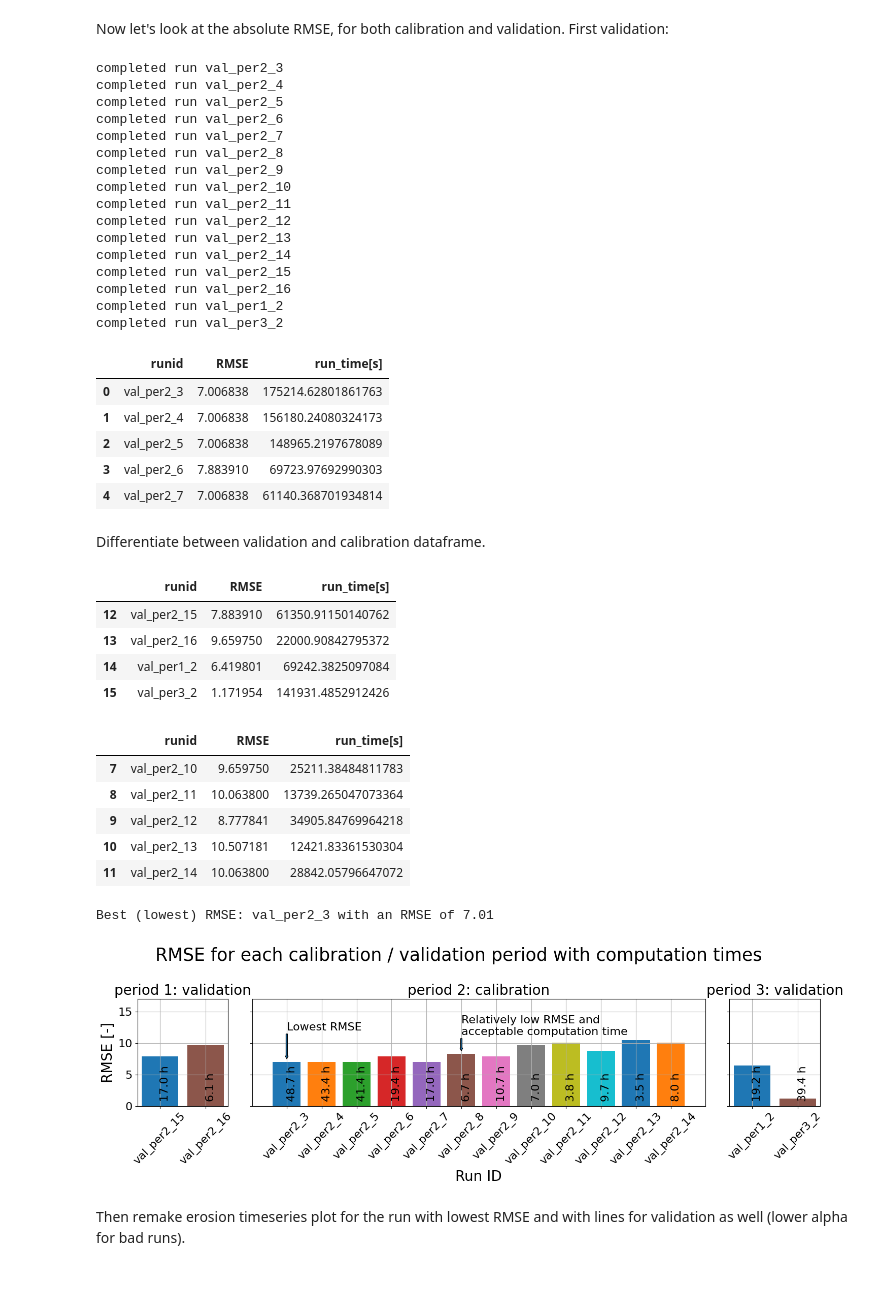
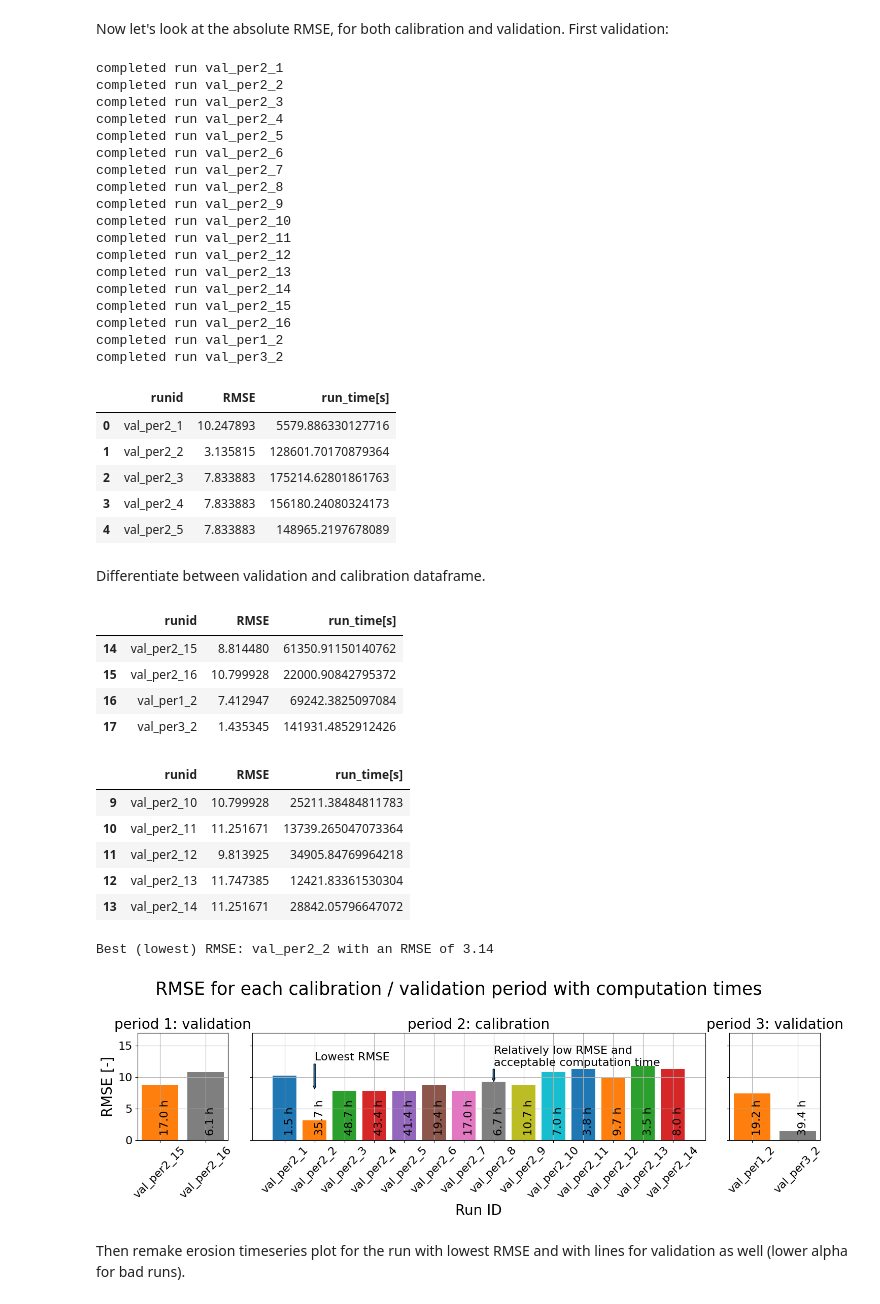
Before and after one commit to khdebruijn/thermo-morphological-model, a Jupyter notebook: results/view_erosion.ipynb, the cells around one changed output. Saved outputs shown, nothing was run; the diff lists cells and outputs as text; code cells hidden in the pictures.

```diff
--- a/results/view_erosion.ipynb
+++ b/results/view_erosion.ipynb
@@ -63,7 +63,7 @@ per3 = {
 
 per = int(2)
 
-fnames = [f'val_per{per}_{i}.csv' for i in [2, 3, 4, 5, 6, 7, 8, 9, 10, 11, 12, 13, 14, 15, 16]]
+fnames = [f'val_per{per}_{i}.csv' for i in [1, 2, 3, 4, 5, 6, 7, 8, 9, 10, 11, 12, 13, 14, 15, 16]]
 run_ids = [f'{fname[:-4]}' for fname in fnames]
 
 print(fnames)
@@ -277,6 +297,8 @@ for fname in fnames + validation_fnames:
 
     # get only data points in time period
     df_data = df_be[(df_be['time'] >= t_start) & (df_be['time'] <= t_end)]
+    df_data = df_data.iloc[1:,:]
+    # display(df_data)
 
     # initialize RMSE
     RMSE = 0
@@ -336,6 +358,8 @@ display(df_RMSE.head())
 
 # df_RMSE.to_csv()
 # %% [output]
+completed run val_per2_1
+completed run val_per2_2
 completed run val_per2_3
 completed run val_per2_4
 completed run val_per2_5
@@ -353,11 +377,11 @@ completed run val_per2_16
 completed run val_per1_2
 completed run val_per3_2
 |  | runid | RMSE | run_time[s] |
-| 0 | val_per2_3 | 7.006838 | 175214.62801861763 |
-| 1 | val_per2_4 | 7.006838 | 156180.24080324173 |
-| 2 | val_per2_5 | 7.006838 | 148965.2197678089 |
-| 3 | val_per2_6 | 7.883910 | 69723.97692990303 |
-| 4 | val_per2_7 | 7.006838 | 61140.368701934814 |
+| 0 | val_per2_1 | 10.247893 | 5579.886330127716 |
+| 1 | val_per2_2 | 3.135815 | 128601.70170879364 |
+| 2 | val_per2_3 | 7.833883 | 175214.62801861763 |
+| 3 | val_per2_4 | 7.833883 | 156180.24080324173 |
+| 4 | val_per2_5 | 7.833883 | 148965.2197678089 |
 # %% [markdown]
 Differentiate between validation and calibration dataframe.
 # %%
@@ -368,23 +392,23 @@ display(df_RMSE_cal)
 display(df_RMSE.tail())
 # %% [output]
 |  | runid | RMSE | run_time[s] |
-| 12 | val_per2_15 | 7.883910 | 61350.91150140762 |
-| 13 | val_per2_16 | 9.659750 | 22000.90842795372 |
-| 14 | val_per1_2 | 6.419801 | 69242.3825097084 |
-| 15 | val_per3_2 | 1.171954 | 141931.4852912426 |
+| 14 | val_per2_15 | 8.814480 | 61350.91150140762 |
+| 15 | val_per2_16 | 10.799928 | 22000.90842795372 |
+| 16 | val_per1_2 | 7.412947 | 69242.3825097084 |
+| 17 | val_per3_2 | 1.435345 | 141931.4852912426 |
 |  | runid | RMSE | run_time[s] |
-| 7 | val_per2_10 | 9.659750 | 25211.38484811783 |
-| 8 | val_per2_11 | 10.063800 | 13739.265047073364 |
-| 9 | val_per2_12 | 8.777841 | 34905.84769964218 |
-| 10 | val_per2_13 | 10.507181 | 12421.83361530304 |
-| 11 | val_per2_14 | 10.063800 | 28842.05796647072 |
+| 9 | val_per2_10 | 10.799928 | 25211.38484811783 |
+| 10 | val_per2_11 | 11.251671 | 13739.265047073364 |
+| 11 | val_per2_12 | 9.813925 | 34905.84769964218 |
+| 12 | val_per2_13 | 11.747385 | 12421.83361530304 |
+| 13 | val_per2_14 | 11.251671 | 28842.05796647072 |
 # %%
 # get the run with the best RMSE
 arg_best = np.argmin(df_RMSE.RMSE.values)
 
 print(f'Best (lowest) RMSE: {df_RMSE.iloc[arg_best]['runid']} with an RMSE of {df_RMSE.iloc[arg_best]['RMSE']:.2f}')
 # %% [output]
-Best (lowest) RMSE: val_per2_3 with an RMSE of 7.01
+Best (lowest) RMSE: val_per2_2 with an RMSE of 3.14
 # %%
 fig, ax = plt.subplots(1, 3, figsize=(15, 5), sharey=True, gridspec_kw={'width_ratios': [1, 5, 1]})
 
@@ -392,7 +416,7 @@ ax[0].bar(
     x=[1, 2],
     height=df_RMSE_cal.iloc[0:2]['RMSE'],
     width=0.8,
-    color=[[f"C{i}" for i in range(len(df_RMSE))][arg_best]] + ['C5']
+    color=[[f"C{i}" for i in range(len(df_RMSE))][arg_best]] + ['C7']
     )
 
 ax[1].bar(
@@ -406,7 +430,7 @@ ax[2].bar(
     x=[1, 2],
     height=df_RMSE_cal.iloc[2:4]['RMSE'],
     width=0.8,
-    color=[[f"C{i}" for i in range(len(df_RMSE))][arg_best]] + ['C5']
+    color=[[f"C{i}" for i in range(len(df_RMSE))][arg_best]] + ['C7']
     )
 
 ax[0].set_ylim((0, 17))
@@ -422,15 +446,15 @@ ax[2].set_xticklabels(df_RMSE_cal.iloc[2:4,:]['runid'], rotation=45)
 
 ax[1].annotate(
     'Lowest RMSE',
-    (np.arange(len(df_RMSE))[arg_best], df_RMSE['RMSE'][arg_best] + .5),
     (np.arange(len(df_RMSE))[arg_best], df_RMSE['RMSE'][arg_best] + 5),
+    (np.arange(len(df_RMSE))[arg_best], df_RMSE['RMSE'][arg_best] + 9.5),
     arrowprops={'width':2, 'headwidth':4, 'headlength':4}
 )
 
 ax[1].annotate(
     'Relatively low RMSE and\nacceptable computation time',
-    (5, df_RMSE['RMSE'][5] + .5),
-    (5, df_RMSE['RMSE'][5] + 3),
+    (7, df_RMSE['RMSE'][5] + .5),
+    (7, df_RMSE['RMSE'][5] + 3),
     arrowprops={'width':2, 'headwidth':4, 'headlength':4}
 )
 
@@ -441,34 +465,34 @@ for i, row in df_RMSE.iterrows():
 comp_time_h = df_RMSE_cal.iloc[0,:]['run_time[s]'] / 3600
 ax[0].annotate(f"{comp_time_h:.1f} h", (1, 1), rotation=90)
 comp_time_h = df_RMSE_cal.iloc[1,:]['run_time[s]'] / 3600
 ax[0].annotate(f"{comp_time_h:.1f} h", (2, 1), rotation=90)
 comp_time_h = df_RMSE_cal.iloc[2,:]['run_time[s]'] / 3600
 ax[2].annotate(f"{comp_time_h:.1f} h", (1, 1), rotation=90)
 comp_time_h = df_RMSE_cal.iloc[3,:]['run_time[s]'] / 3600
 ax[2].annotate(f"{comp_time_h:.1f} h", (2, 1), rotation=90)
 
 ax[0].set_ylabel('RMSE [-]')
 ax[1].set_xlabel('Run ID')
 
 ax[0].set_title('period 1: validation')
 ax[1].set_title('period 2: calibration')
 ax[2].set_title('period 3: validation')
 
 ax[0].grid()
 ax[1].grid()
 ax[2].grid()
 
 fig.suptitle('RMSE for each calibration / validation period with computation times')
 
 fig.tight_layout()
 
 fig.show()
 
 figname = 'RMSE_integrated_model.png'
 
 fig.savefig(os.path.join(save_path, figname), bbox_inches='tight', facecolor='white', transparent=False)
 # %% [output]
-[figure, old version]
+[figure, new version]
 # %% [markdown]
 Then remake erosion timeseries plot for the run with lowest RMSE and with lines for validation as well (lower alpha for bad runs).
 # %%
```
Also changed, not shown: parts of 6 cells of this notebook.
